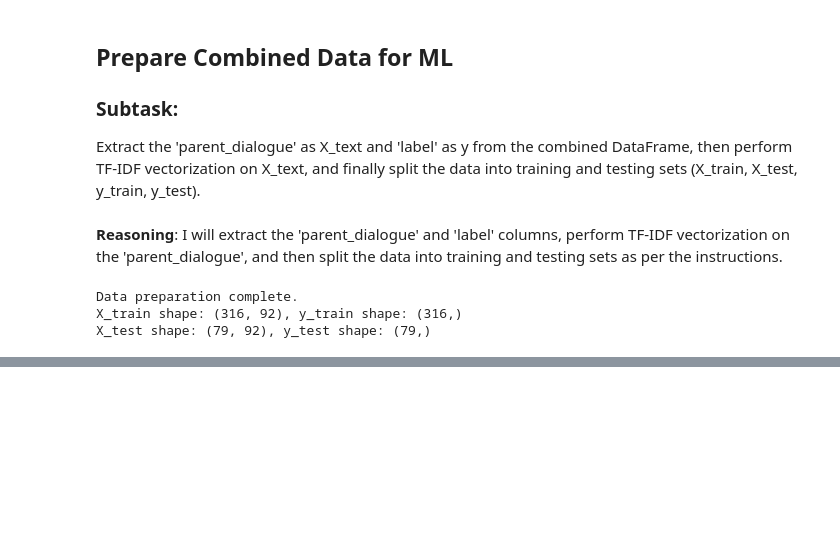
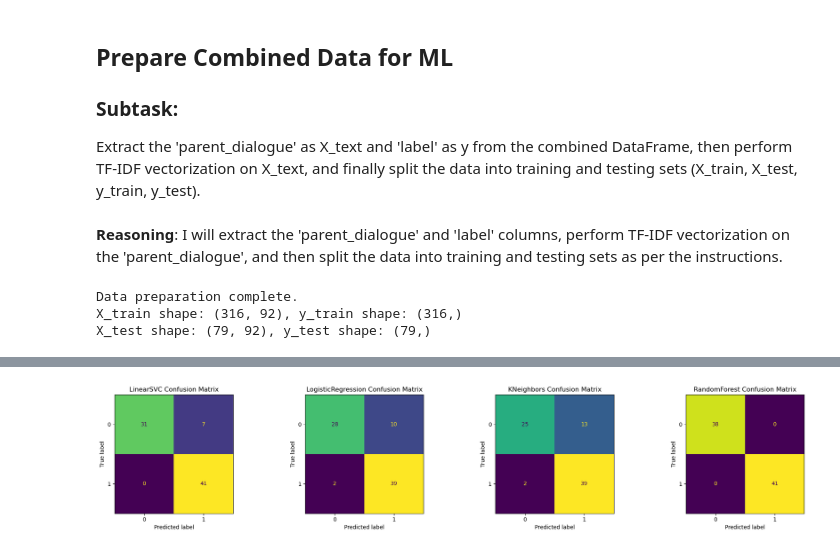
Before and after one commit to Abhiksahu3092/Autism_detection, a Jupyter notebook: test (1).ipynb, the cells around one changed output, grey strips where cells are left out. Cells and saved outputs as stored; diff of their text form; code cells hidden in the pictures; blank space fills up the shorter version.

Commit message:
[update]: Added more stats, confusion matrix and other visualization along with k-fold cross validation as well.

```diff
--- a/test (1).ipynb
+++ b/test (1).ipynb
@@ -497,0 +342,34 @@ Parameters: { "use_label_encoder" } are not used.
+# %%
+import matplotlib.pyplot as plt
+from sklearn.metrics import confusion_matrix, ConfusionMatrixDisplay, classification_report
+import numpy as np
+import pandas as pd
+
+models = {
+    'LinearSVC': svm,
+    'LogisticRegression': lr,
+    'KNeighbors': knn,
+    'RandomForest': rf
+    # 'XGBoost': xgb  # Uncomment if XGBoost is used
+}
+predictions = {
+    'LinearSVC': y_pred_svm,
+    'LogisticRegression': pred_lr,
+    'KNeighbors': pred_knn,
+    'RandomForest': pred_rf
+    # 'XGBoost': pred_xgb  # Uncomment if XGBoost is used
+}
+
+# 1. Confusion Matrices
+fig, axes = plt.subplots(1, len(models), figsize=(5*len(models), 4))
+if len(models) == 1:
+    axes = [axes]
+for ax, (name, pred) in zip(axes, predictions.items()):
+    cm = confusion_matrix(y_test, pred)
+    disp = ConfusionMatrixDisplay(confusion_matrix=cm)
+    disp.plot(ax=ax, colorbar=False)
+    ax.set_title(f'{name} Confusion Matrix')
+plt.tight_layout()
+plt.show()
+# %% [output]
+[figure, added]
```
Also changed, not shown: parts of 27 cells of this notebook.
